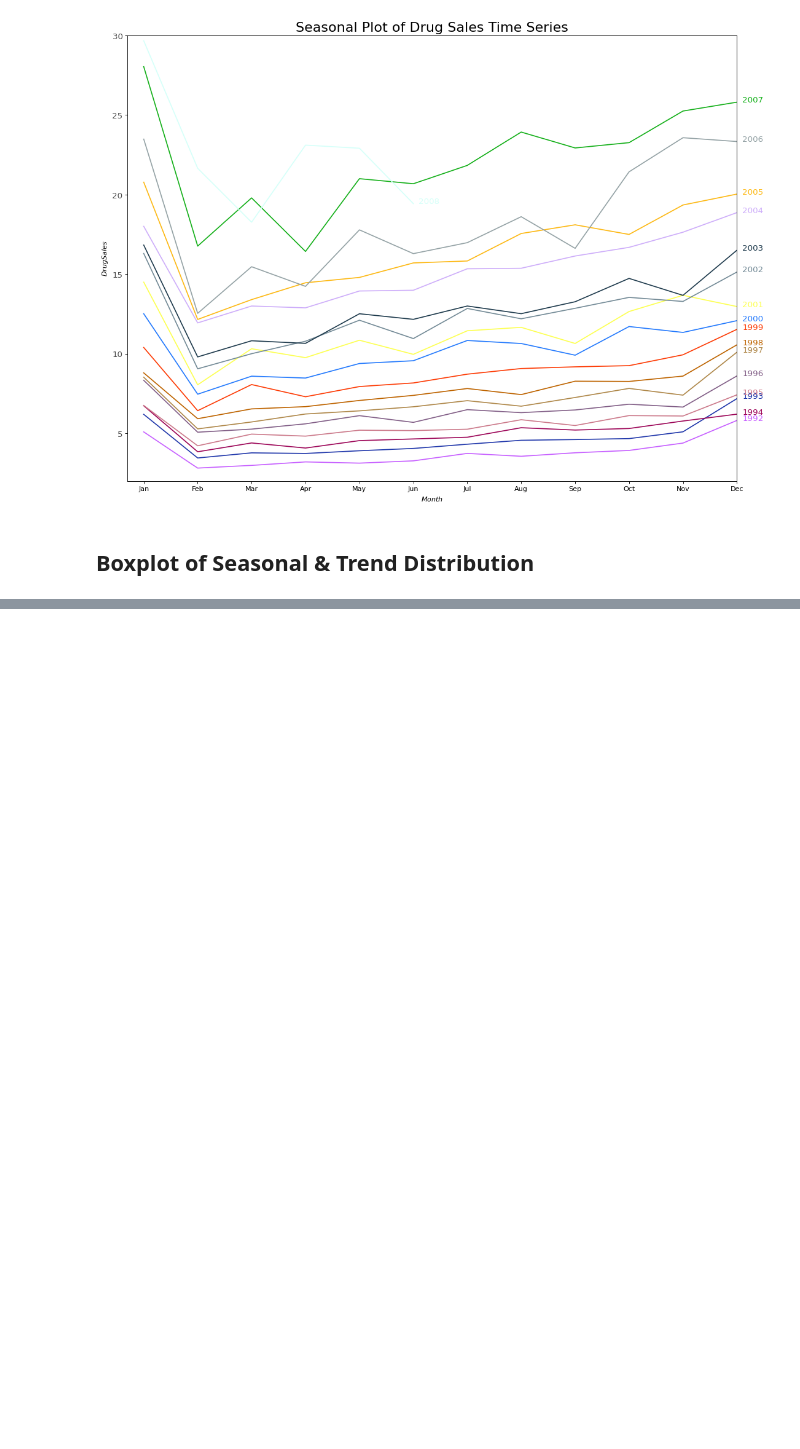
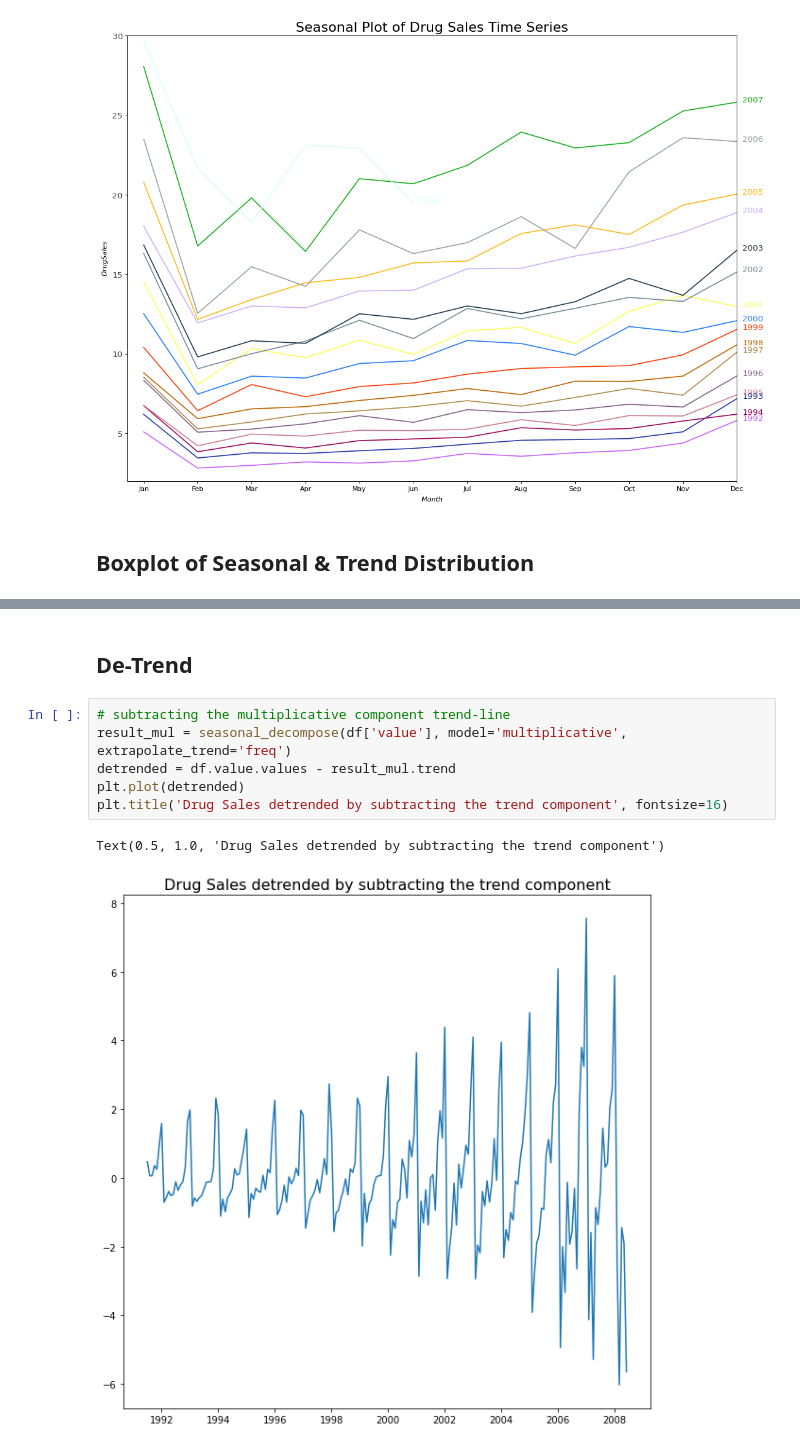
Before and after one commit to fisherra/tsa_tools, a Jupyter notebook: tsa_walkthrough.ipynb, the cells around one changed output, grey strips where cells are left out. Saved outputs shown, nothing was run; the diff lists cells and outputs as text; blank space fills up the shorter version.

```diff
--- a/tsa_walkthrough.ipynb
+++ b/tsa_walkthrough.ipynb
@@ -77,0 +175,11 @@ NameError: name 'sns' is not defined
+# %% [markdown]
+## De-Trend
+# %%
+# subtracting the multiplicative component trend-line
+result_mul = seasonal_decompose(df['value'], model='multiplicative', extrapolate_trend='freq')
+detrended = df.value.values - result_mul.trend
+plt.plot(detrended)
+plt.title('Drug Sales detrended by subtracting the trend component', fontsize=16)
+# %% [output]
+Text(0.5, 1.0, 'Drug Sales detrended by subtracting the trend component')
+[figure, added]
```
Also changed, not shown: parts of 16 cells of this notebook.
